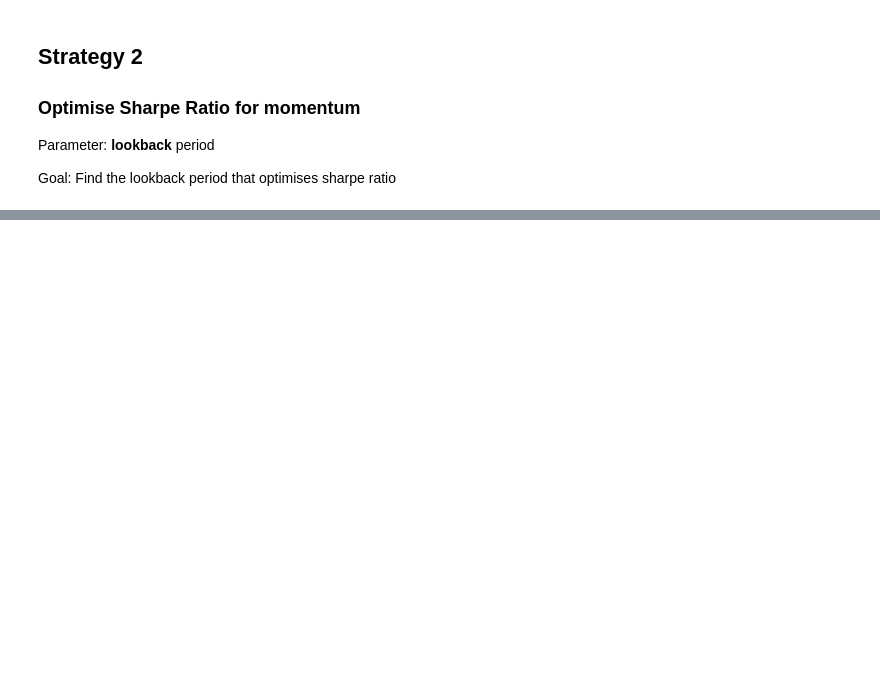
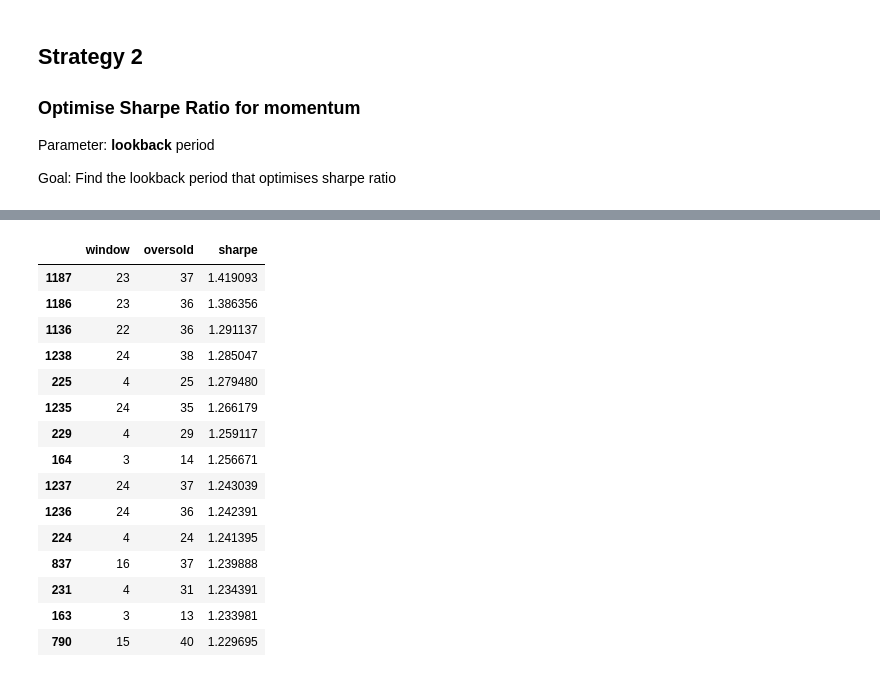
Before and after one commit to mattboniface/algo-trading-backtester, a Jupyter notebook: exploration.ipynb, the cells around one changed output, grey strips where cells are left out. Drawn from its saved outputs; the diff is of its cells as text; code cells hidden in the pictures; blank space fills up the shorter version.

```diff
--- a/exploration.ipynb
+++ b/exploration.ipynb
@@ -97,0 +181,43 @@ print(optimal_period,": " ,max_ratio)
+# %%
+results = []
+
+for window in range(0, 50):
+    # RSI only depends on window — compute once, reuse for every oversold threshold
+    diff = data["Close"].diff()
+    avg_gain = diff.where(diff > 0, 0).rolling(window).mean()
+    avg_loss = diff.where(diff < 0, 0).rolling(window).mean().abs()
+    rs = avg_gain / avg_loss
+    rsi = (100 - (100 / (1 + rs)))
+
+    for oversold in range(0, 50):
+        signals = (rsi < oversold).astype(int)
+        positions = signals.shift(1).fillna(0)
+        returns = data["Close"].pct_change().fillna(0)
+        strat_returns = positions * returns
+        equity_curve = backtester.starting_capital * (1 + strat_returns).cumprod()
+
+        eq_rets = equity_curve.pct_change().dropna()
+        sharpe = 0.0 if eq_rets.std() == 0 else (eq_rets.mean() / eq_rets.std()) * (252 ** 0.5)
+
+        results.append({"window": window, "oversold": oversold, "sharpe": sharpe})
+
+results_df = pd.DataFrame(results)
+
+results_df.sort_values("sharpe", ascending=False).head(15)
+# %% [output]
+|  | window | oversold | sharpe |
+| 1187 | 23 | 37 | 1.419093 |
+| 1186 | 23 | 36 | 1.386356 |
+| 1136 | 22 | 36 | 1.291137 |
+| 1238 | 24 | 38 | 1.285047 |
+| 225 | 4 | 25 | 1.279480 |
+| 1235 | 24 | 35 | 1.266179 |
+| 229 | 4 | 29 | 1.259117 |
+| 164 | 3 | 14 | 1.256671 |
+| 1237 | 24 | 37 | 1.243039 |
+| 1236 | 24 | 36 | 1.242391 |
+| 224 | 4 | 24 | 1.241395 |
+| 837 | 16 | 37 | 1.239888 |
+| 231 | 4 | 31 | 1.234391 |
+| 163 | 3 | 13 | 1.233981 |
+| 790 | 15 | 40 | 1.229695 |
```
Also changed, not shown: parts of 14 cells of this notebook, 6 other files.
